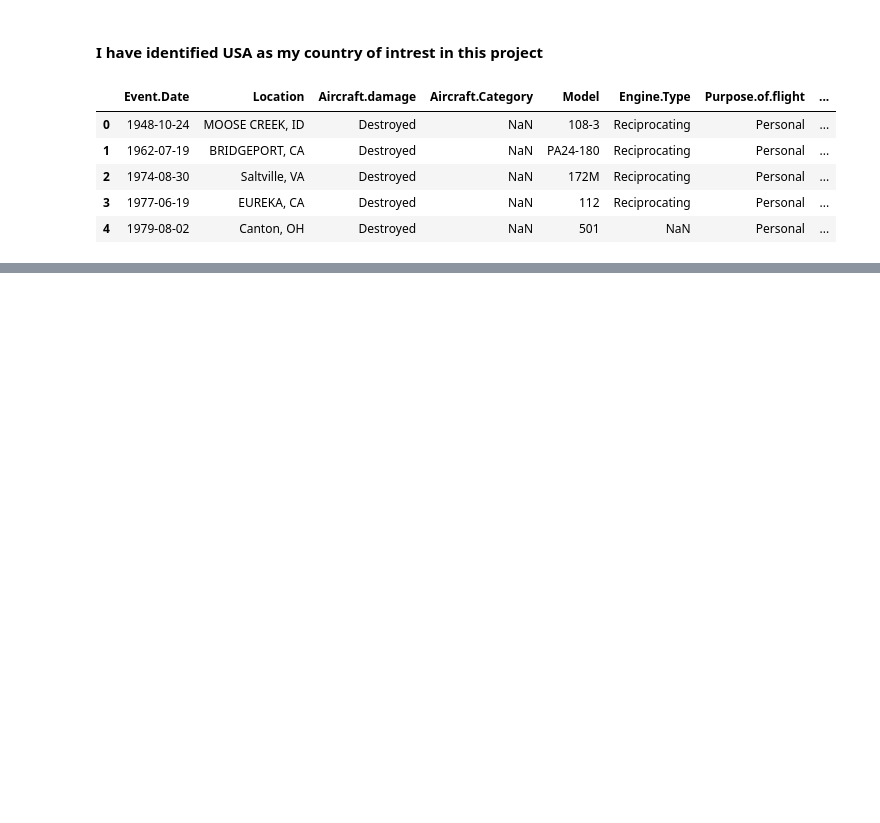
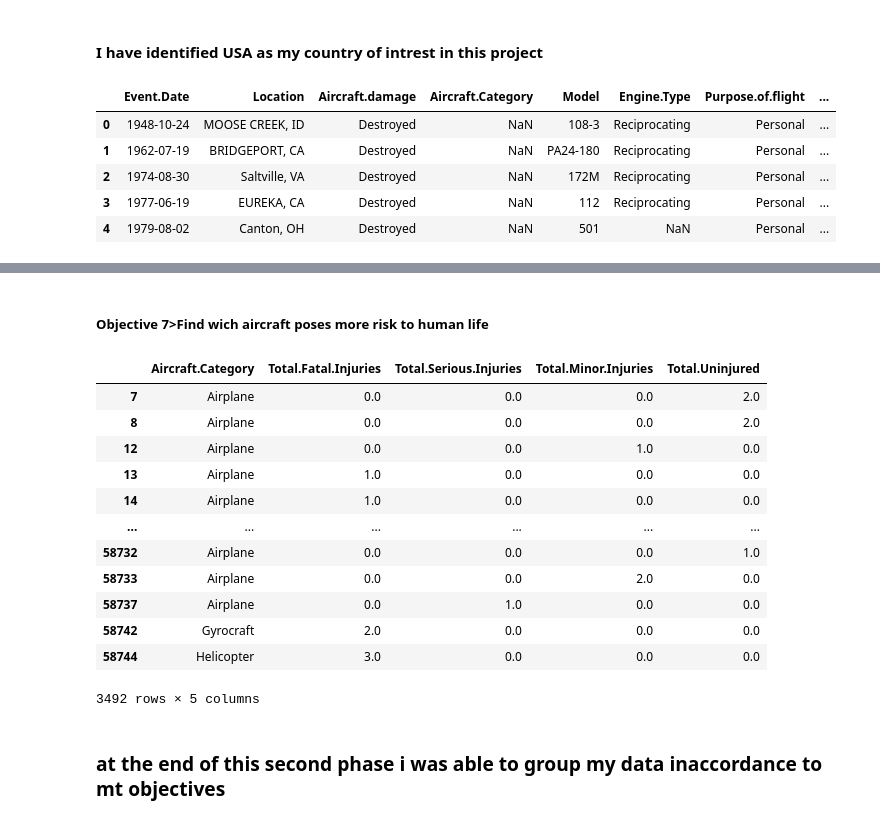
Before and after one commit to josephndex/aviation-business-strategy-and-risk-evasion-, a Jupyter notebook: student.ipynb.ipynb, the cells around one changed output, grey strips where cells are left out. Drawn from its saved outputs; the diff is of its cells as text; code cells hidden in the pictures; blank space fills up the shorter version.

Commit message:
end of phase 2

```diff
--- a/student.ipynb.ipynb
+++ b/student.ipynb.ipynb
@@ -108,0 +211,6 @@ aviation_copy.to_csv("./data/aviation_clean.csv")
+# %%
+# we are going to use the columns location and aicraft damage
+# we are going to drop the null values from the location column
+aviation_clean.dropna(subset=["Location"],inplace=True)
+aviation_clean_ob3=aviation_clean.loc[:,["Location","Aircraft.damage"]]
+aviation_clean_ob3
@@ -108,0 +233,6 @@ aviation_copy.to_csv("./data/aviation_clean.csv")
+# %%
+# we are going to use the columns location ,category and aicraft damage
+# we are going to drop the null values from the category column
+aviation_clean.dropna(subset=["Aircraft.Category"],inplace=True)
+aviation_clean_ob4=aviation_clean.loc[:,["Location","Aircraft.damage","Aircraft.Category"]]
+aviation_clean_ob4
@@ -108,0 +255,6 @@ aviation_copy.to_csv("./data/aviation_clean.csv")
+# %%
+# we are going to use the columns aircraft damage and Broad.phase.of.flight
+# we have to drop the null values in phase of flight
+aviation_clean.dropna(subset=["Broad.phase.of.flight"],inplace=True)
+aviation_clean_ob5=aviation_clean.loc[:,["Broad.phase.of.flight","Aircraft.damage"]]
+aviation_clean_ob5
@@ -108,0 +277,6 @@ aviation_copy.to_csv("./data/aviation_clean.csv")
+# %%
+# to find he best weather conditn for operation were gonna use the colmns weather and aircraft damage
+# we have to remove the null values in the column weather first
+aviation_clean.dropna(subset=["Weather.Condition"],inplace=True)
+aviation_clean_ob6=aviation_clean.loc[:,["Weather.Condition","Aircraft.damage"]]
+aviation_clean_ob6
@@ -108,0 +297,24 @@ aviation_copy.to_csv("./data/aviation_clean.csv")
+# %% [markdown]
+##### Objective 7>Find wich aircraft poses more risk to human life
+# %%
+# to find wich aircraft category poses more risck to humans we are gona use the columns aircraft category,Total.Fatal.Injuries,total serious injuries,total minor injuries,total uninjured
+# we are first gona drop the missing rows
+aviation_clean.dropna(subset=["Aircraft.Category","Total.Fatal.Injuries","Total.Serious.Injuries","Total.Minor.Injuries","Total.Uninjured"],inplace=True)
+aviation_clean_ob7=aviation_clean.loc[:,["Aircraft.Category","Total.Fatal.Injuries","Total.Serious.Injuries","Total.Minor.Injuries","Total.Uninjured"]]
+aviation_clean_ob7
+# %% [output]
+|  | Aircraft.Category | Total.Fatal.Injuries | Total.Serious.Injuries | Total.Minor.Injuries | Total.Uninjured |
+| 7 | Airplane | 0.0 | 0.0 | 0.0 | 2.0 |
+| 8 | Airplane | 0.0 | 0.0 | 0.0 | 2.0 |
+| 12 | Airplane | 0.0 | 0.0 | 1.0 | 0.0 |
+| 13 | Airplane | 1.0 | 0.0 | 0.0 | 0.0 |
+| 14 | Airplane | 1.0 | 0.0 | 0.0 | 0.0 |
+| ... | ... | ... | ... | ... | ... |
+| 58732 | Airplane | 0.0 | 0.0 | 0.0 | 1.0 |
+| 58733 | Airplane | 0.0 | 0.0 | 2.0 | 0.0 |
+| 58737 | Airplane | 0.0 | 1.0 | 0.0 | 0.0 |
+| 58742 | Gyrocraft | 2.0 | 0.0 | 0.0 | 0.0 |
+| 58744 | Helicopter | 3.0 | 0.0 | 0.0 | 0.0 |
+3492 rows × 5 columns
+# %% [markdown]
+### at the end of this second phase i was able to group my data inaccordance to mt objectives
```
Also changed, not shown: parts of 30 cells of this notebook, 2 other files.
